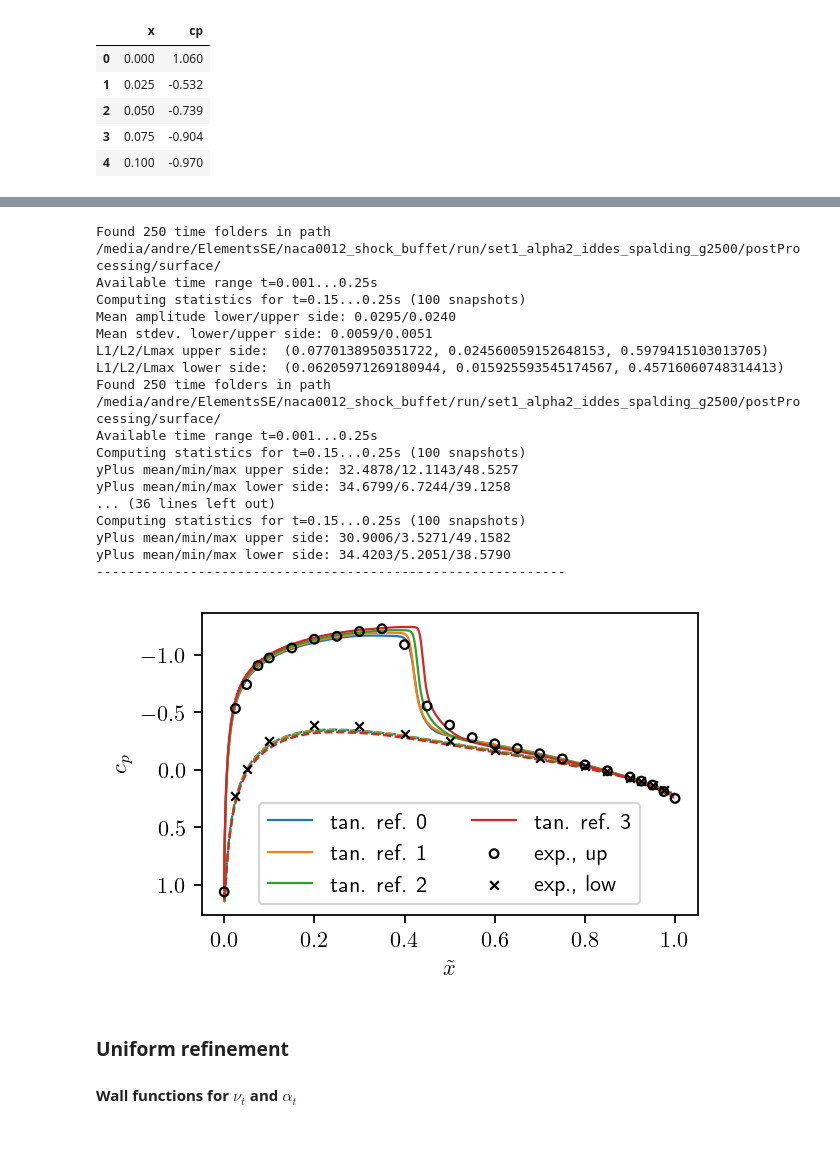
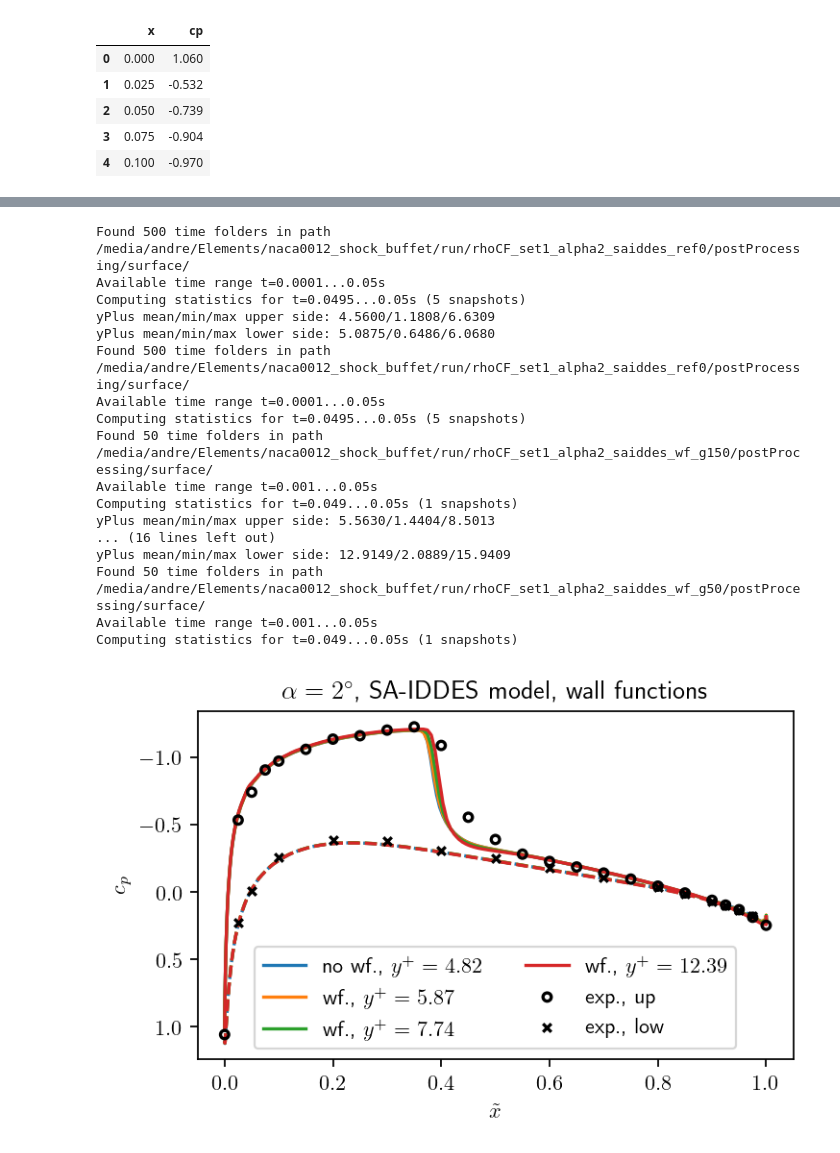
Before and after one commit to FlowModelingControl/naca0012_shock_buffet, a Jupyter notebook: notebooks/pressure_coefficients.ipynb, the cells around one changed output, grey strips where cells are left out. Drawn from its saved outputs; the diff is of its cells as text; code cells hidden in the pictures.

```diff
--- a/notebooks/pressure_coefficients.ipynb
+++ b/notebooks/pressure_coefficients.ipynb
@@ -5,13 +5,13 @@ import matplotlib as mpl
 import matplotlib.pyplot as plt
 import pandas as pd
 import numpy as np
-from utils import error_norms, average_surface_data, sample_surface_field
+from utils import average_surface_data
 
 mpl.rcParams['figure.dpi'] = 160
 mpl.rc('text', usetex=True)
 
 exp_data = "../exp_data/"
-run = "/media/andre/ElementsSE/naca0012_shock_buffet/run/"
+run = "/media/andre/Elements/naca0012_shock_buffet/run/"
 output = "./output/"
 !mkdir -p output
 
@@ -177,56 +157,48 @@ yPlus mean/min/max lower side: 5.8311/1.8599/6.8685
 # %%
-fig, ax = plt.subplots(1, 1, figsize=(4, 2.5), sharey=True)
+fig, ax = plt.subplots(figsize=(5, 3))
+lw = 1.5
+ms = 15
 
 data_up, data_low = cp_exp["set1"]
-cases = ["set1_alpha2_iddes_spalding_g2500{:s}".format(s) for s in ["", "_t1.5", "_t2.0", "_t2.5"]]
-lw = 1.0
-ms = 15
+sa_iddes_cases = ["rhoCF_set1_alpha2_saiddes_{:s}".format(s) for s in ["ref0", "wf_g150", "wf_g100", "wf_g50"]]
+labels = ["no wf.", "wf.", "wf.", "wf."]
 
-for i, case in enumerate(cases):
+for i, case in enumerate(sa_iddes_cases):
     path = run + case + "/postProcessing/surface/"
-    data = average_surface_data(path, "total(p)_coeff_airfoil.raw", 0.15)
-    max_diff_up = np.mean(np.absolute(data[8] - data[6]))
-    max_diff_low = np.mean(np.absolute(data[9] - data[7]))
-    print("Mean amplitude lower/upper side: {:2.4f}/{:2.4f}".format(max_diff_low, max_diff_up))
-    print("Mean stdev. lower/upper side: {:2.4f}/{:2.4f}".format(np.mean(data[5]), np.mean(data[4])))
-    print("L1/L2/Lmax upper side: ", error_norms(data[0], data[2], data_up.x.values, data_up.cp.values))
-    print("L1/L2/Lmax lower side: ", error_norms(data[1], data[3], data_low.x.values, data_low.cp.values))
-    data_yp = average_surface_data(path, "yPlus_airfoil.raw", 0.15)
+    data_yp = average_surface_data(path, "yPlus_airfoil.raw", 0.0495)
     print("yPlus mean/min/max upper side: {:1.4f}/{:1.4f}/{:1.4f}".format(np.mean(data_yp[2]), np.min(data_yp[2]), np.max(data_yp[2])))
     print("yPlus mean/min/max lower side: {:1.4f}/{:1.4f}/{:1.4f}".format(np.mean(data_yp[3]), np.min(data_yp[3]), np.max(data_yp[3])))
-    print("-"*60)
-    #ax.fill_between(data[0], data[6], data[8], color="C{:d}".format(i), alpha=0.3)
-    ax.plot(data[0], data[2], c="C{:d}".format(i), ls="-", lw=lw, label=r"tan. ref. {:d}".format(i))
+    yp_mean = np.concatenate((data_yp[2], data_yp[3])).mean()
+    data = average_surface_data(path, "total(p)_coeff_airfoil.raw", 0.0495)
+    ax.plot(data[0], data[2], c="C{:d}".format(i), ls="-", lw=lw, label=r"{:s}, $y^+= {:2.2f}$".format(labels[i], yp_mean))
     ax.plot(data[1], data[3], c="C{:d}".format(i), ls="--", lw=lw)
+
 
 ax.scatter(data_up.x, data_up.cp, marker="o", s=ms, color="k", lw=lw, facecolor="none", zorder=10, label="exp., up")
 ax.scatter(data_low.x, data_low.cp, marker="x", s=ms, color="k", lw=lw, zorder=10, label="exp., low")
 ax.set_xlabel(r"$\tilde{x}$")
-ax.legend(loc=8, ncol=2)
+ax.legend(ncol=2, loc="lower center")
 
 ax.set_ylabel(r"$c_p$")
+ax.set_title(r"$\alpha = 2^\circ$, SA-IDDES model, wall functions")
 plt.gca().invert_yaxis()
-plt.savefig(output + "set1_cp_g2500_tref_wall_function.pdf", bbox_inches="tight")
-plt.show()
+plt.savefig(output + "set1_cp_a2_iddes_wf.pdf", bbox_inches="tight")
 # %% [output]
-Found 250 time folders in path /media/andre/ElementsSE/naca0012_shock_buffet/run/set1_alpha2_iddes_spalding_g2500/postProcessing/surface/
-Available time range t=0.001...0.25s
-Computing statistics for t=0.15...0.25s (100 snapshots)
-Mean amplitude lower/upper side: 0.0295/0.0240
-Mean stdev. lower/upper side: 0.0059/0.0051
-L1/L2/Lmax upper side:  (0.0770138950351722, 0.024560059152648153, 0.5979415103013705)
-L1/L2/Lmax lower side:  (0.06205971269180944, 0.015925593545174567, 0.45716060748314413)
-Found 250 time folders in path /media/andre/ElementsSE/naca0012_shock_buffet/run/set1_alpha2_iddes_spalding_g2500/postProcessing/surface/
-Available time range t=0.001...0.25s
-Computing statistics for t=0.15...0.25s (100 snapshots)
-yPlus mean/min/max upper side: 32.4878/12.1143/48.5257
-yPlus mean/min/max lower side: 34.6799/6.7244/39.1258
-... (36 lines left out)
-Computing statistics for t=0.15...0.25s (100 snapshots)
-yPlus mean/min/max upper side: 30.9006/3.5271/49.1582
-yPlus mean/min/max lower side: 34.4203/5.2051/38.5790
-------------------------------------------------------------
+Found 500 time folders in path /media/andre/Elements/naca0012_shock_buffet/run/rhoCF_set1_alpha2_saiddes_ref0/postProcessing/surface/
+Available time range t=0.0001...0.05s
+Computing statistics for t=0.0495...0.05s (5 snapshots)
+yPlus mean/min/max upper side: 4.5600/1.1808/6.6309
+yPlus mean/min/max lower side: 5.0875/0.6486/6.0680
+Found 500 time folders in path /media/andre/Elements/naca0012_shock_buffet/run/rhoCF_set1_alpha2_saiddes_ref0/postProcessing/surface/
+Available time range t=0.0001...0.05s
+Computing statistics for t=0.0495...0.05s (5 snapshots)
+Found 50 time folders in path /media/andre/Elements/naca0012_shock_buffet/run/rhoCF_set1_alpha2_saiddes_wf_g150/postProcessing/surface/
+Available time range t=0.001...0.05s
+Computing statistics for t=0.049...0.05s (1 snapshots)
+yPlus mean/min/max upper side: 5.5630/1.4404/8.5013
+... (16 lines left out)
+yPlus mean/min/max lower side: 12.9149/2.0889/15.9409
+Found 50 time folders in path /media/andre/Elements/naca0012_shock_buffet/run/rhoCF_set1_alpha2_saiddes_wf_g50/postProcessing/surface/
+Available time range t=0.001...0.05s
+Computing statistics for t=0.049...0.05s (1 snapshots)
-[figure, old version]
+[figure, new version]
-# %% [markdown]
-### Uniform refinement
-#### Wall functions for $\nu_t$ and $\alpha_t$
```
Also changed, not shown: parts of 33 cells of this notebook, 27 other files.
